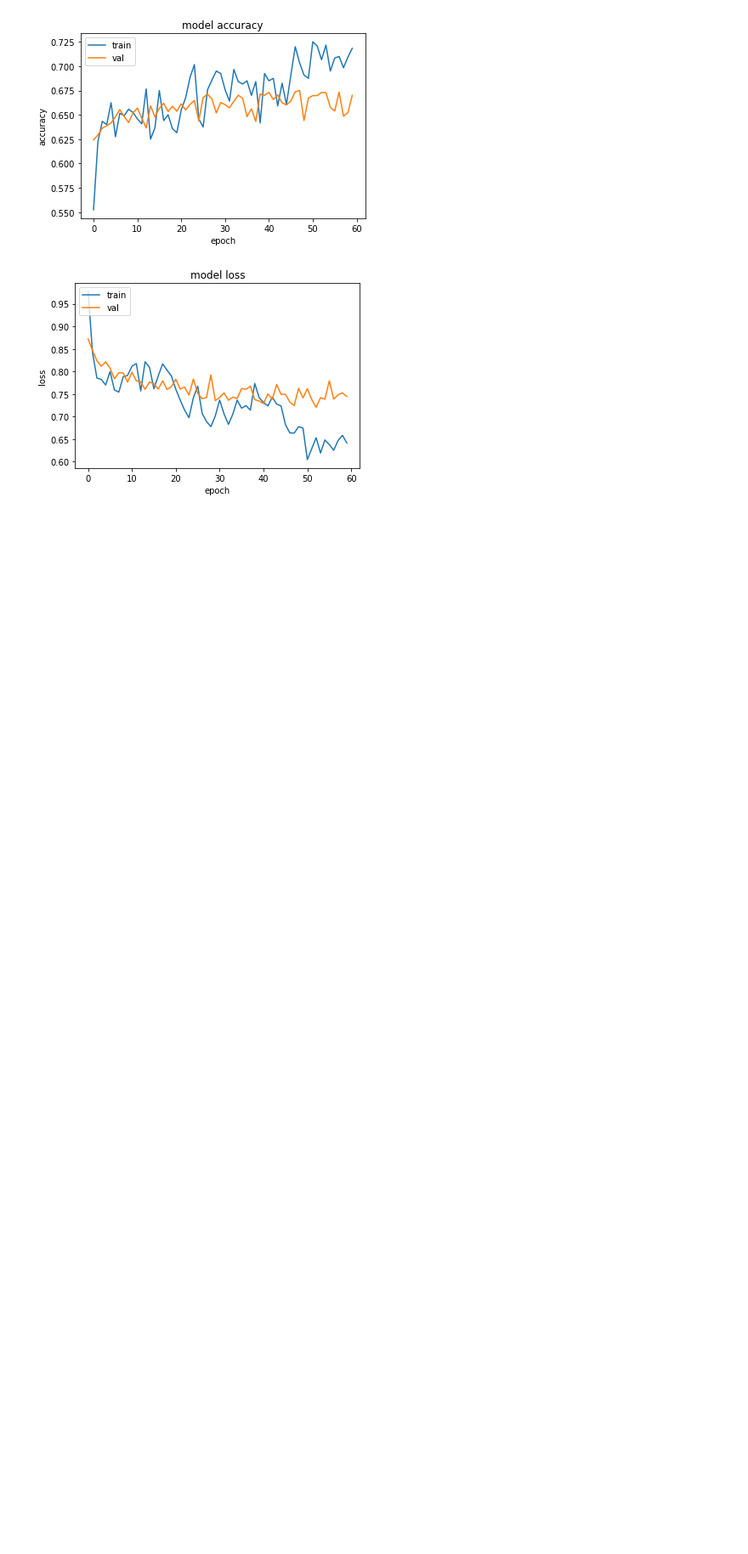
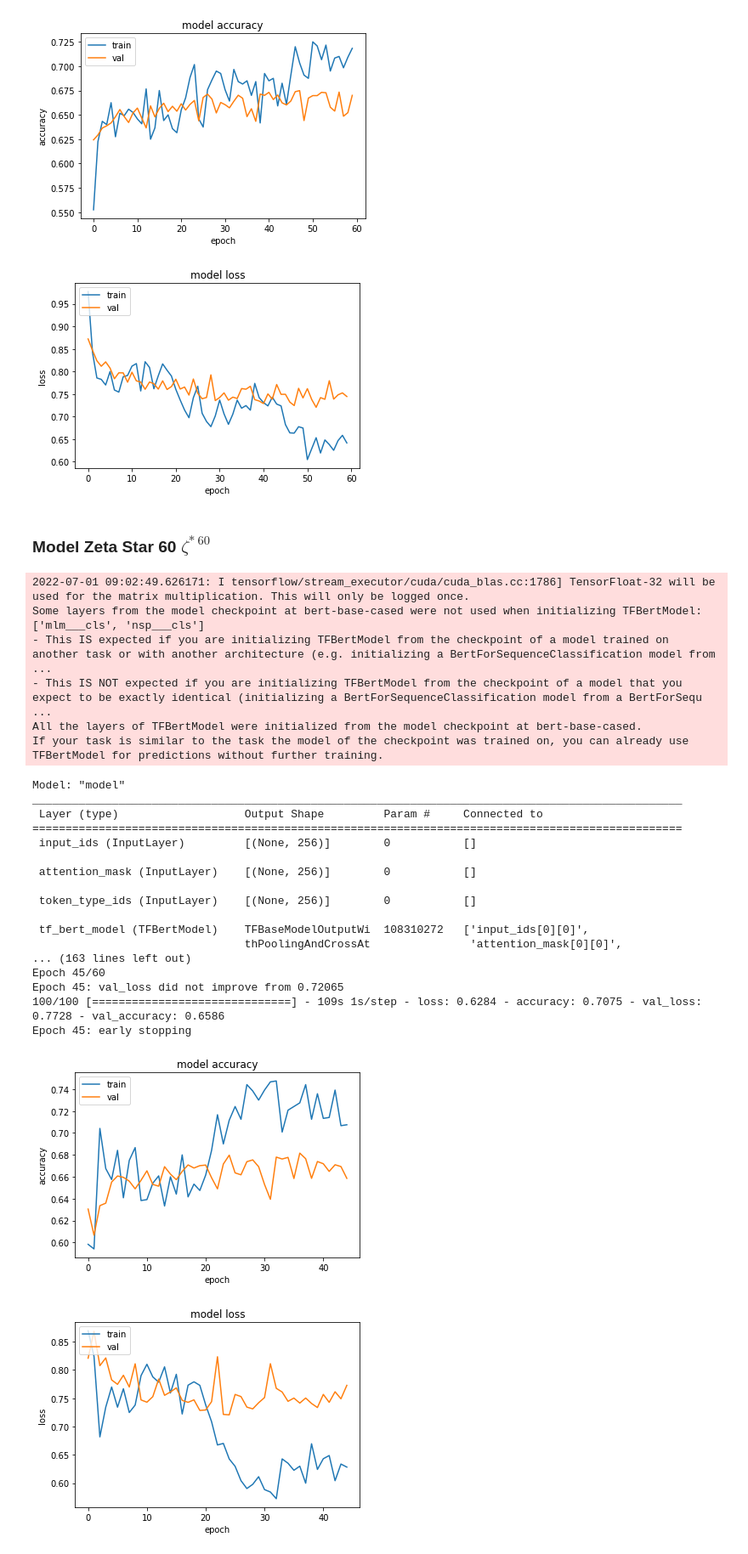
Before and after one commit to Typing-Monkeys/BRUN0-Net, a Jupyter notebook: training/Brun0-Net.ipynb, the cells around one changed output. Shown at 85% size. Cells and saved outputs as stored; diff of their text form; code cells hidden in the pictures; blank space fills up the shorter version.

Commit message:
Z* 60 stops & nostops
Allenati modelli z* con 60 epoche e con/senza stopwords

```diff
--- a/training/Brun0-Net.ipynb
+++ b/training/Brun0-Net.ipynb
@@ -1809,3 +1810,34 @@ Epoch 60: val_loss did not improve from 0.72062
 100/100 [==============================] - 110s 1s/step - loss: 0.6416 - accuracy: 0.7183 - val_loss: 0.7445 - val_accuracy: 0.6700
 [figure]
 [figure]
+# %% [markdown]
+### Model Zeta Star 60 $\zeta^{* \ 60}$
+# %%
+# no stopwrds with dataset splitted in a consistent way
+train_and_plot(zetastar_model_builder, 'zeta_star_60_withstops', epochs=60, patience=20)
+# %% [output]
+2022-07-01 09:02:49.626171: I tensorflow/stream_executor/cuda/cuda_blas.cc:1786] TensorFloat-32 will be used for the matrix multiplication. This will only be logged once.
+Some layers from the model checkpoint at bert-base-cased were not used when initializing TFBertModel: ['mlm___cls', 'nsp___cls']
+- This IS expected if you are initializing TFBertModel from the checkpoint of a model trained on another task or with another architecture (e.g. initializing a BertForSequenceClassification model from ...
+- This IS NOT expected if you are initializing TFBertModel from the checkpoint of a model that you expect to be exactly identical (initializing a BertForSequenceClassification model from a BertForSequ ...
+All the layers of TFBertModel were initialized from the model checkpoint at bert-base-cased.
+If your task is similar to the task the model of the checkpoint was trained on, you can already use TFBertModel for predictions without further training.
+Model: "model"
+__________________________________________________________________________________________________
+ Layer (type)                   Output Shape         Param #     Connected to
+==================================================================================================
+ input_ids (InputLayer)         [(None, 256)]        0           []
+
+ attention_mask (InputLayer)    [(None, 256)]        0           []
+
+ token_type_ids (InputLayer)    [(None, 256)]        0           []
+
+ tf_bert_model (TFBertModel)    TFBaseModelOutputWi  108310272   ['input_ids[0][0]',
+                                thPoolingAndCrossAt               'attention_mask[0][0]',
+... (163 lines left out)
+Epoch 45/60
+Epoch 45: val_loss did not improve from 0.72065
+100/100 [==============================] - 109s 1s/step - loss: 0.6284 - accuracy: 0.7075 - val_loss: 0.7728 - val_accuracy: 0.6586
+Epoch 45: early stopping
+[figure, added]
+[figure, added]
```
Also changed, not shown: parts of 3 cells of this notebook, 4 other files.
